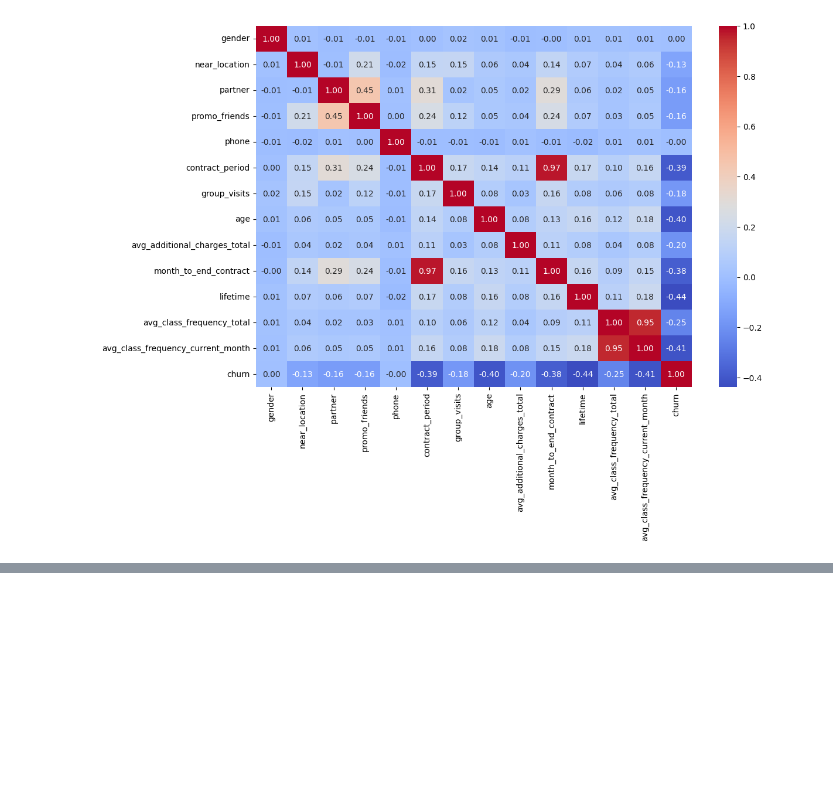
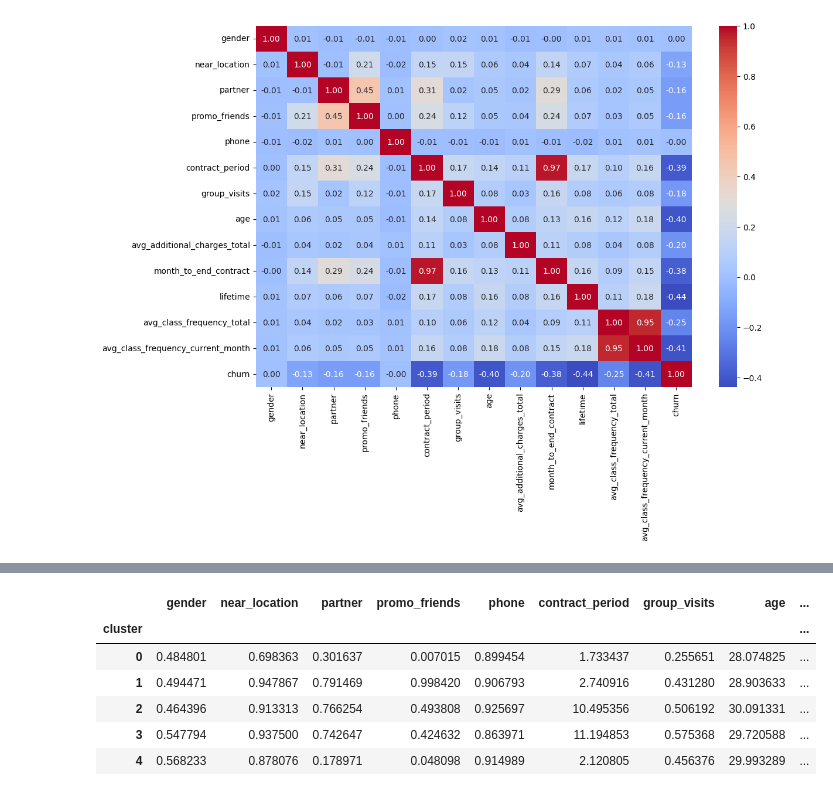
Before and after one commit to ezodia1/projeto13, a Jupyter notebook: projeto13..ipynb, the cells around one changed output, grey strips where cells are left out. Saved outputs shown, nothing was run; the diff lists cells and outputs as text; code cells hidden in the pictures; blank space fills up the shorter version.

```diff
--- a/projeto13..ipynb
+++ b/projeto13..ipynb
@@ -126,0 +187,13 @@ plt.show()
+# %%
+km_model = KMeans(n_clusters=5, random_state=42)
+df_gym['cluster'] = km_model.fit_predict(X_scaled)
+# %%
+df_gym.groupby('cluster').mean()
+# %% [output]
+|  | gender | near_location | partner | promo_friends | phone | contract_period | group_visits | age | ... |
+| cluster |  |  |  |  |  |  |  |  | ... |
+| 0 | 0.484801 | 0.698363 | 0.301637 | 0.007015 | 0.899454 | 1.733437 | 0.255651 | 28.074825 | ... |
+| 1 | 0.494471 | 0.947867 | 0.791469 | 0.998420 | 0.906793 | 2.740916 | 0.431280 | 28.903633 | ... |
+| 2 | 0.464396 | 0.913313 | 0.766254 | 0.493808 | 0.925697 | 10.495356 | 0.506192 | 30.091331 | ... |
+| 3 | 0.547794 | 0.937500 | 0.742647 | 0.424632 | 0.863971 | 11.194853 | 0.575368 | 29.720588 | ... |
+| 4 | 0.568233 | 0.878076 | 0.178971 | 0.048098 | 0.914989 | 2.120805 | 0.456376 | 29.993289 | ... |
```
Also changed, not shown: parts of 11 cells of this notebook.
